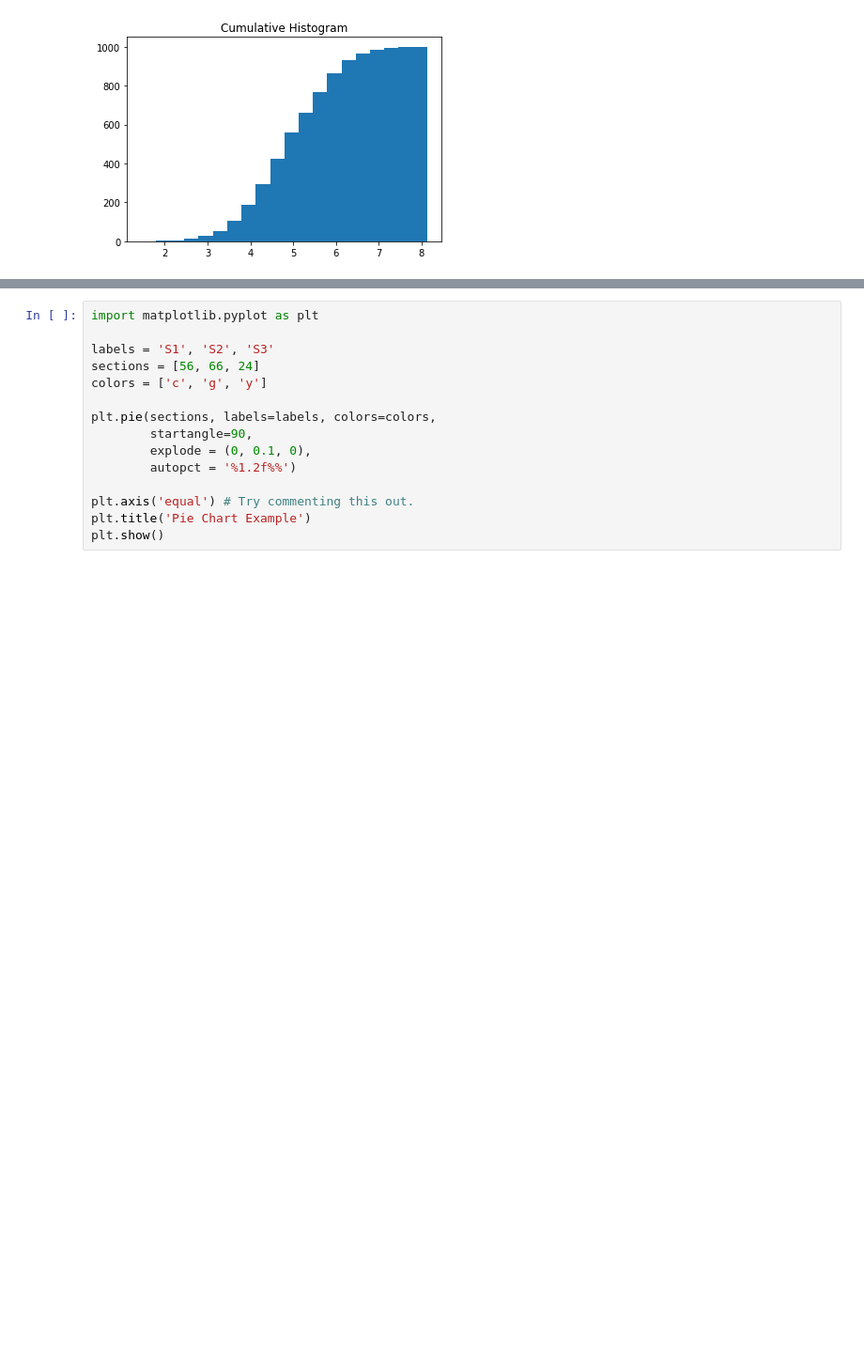
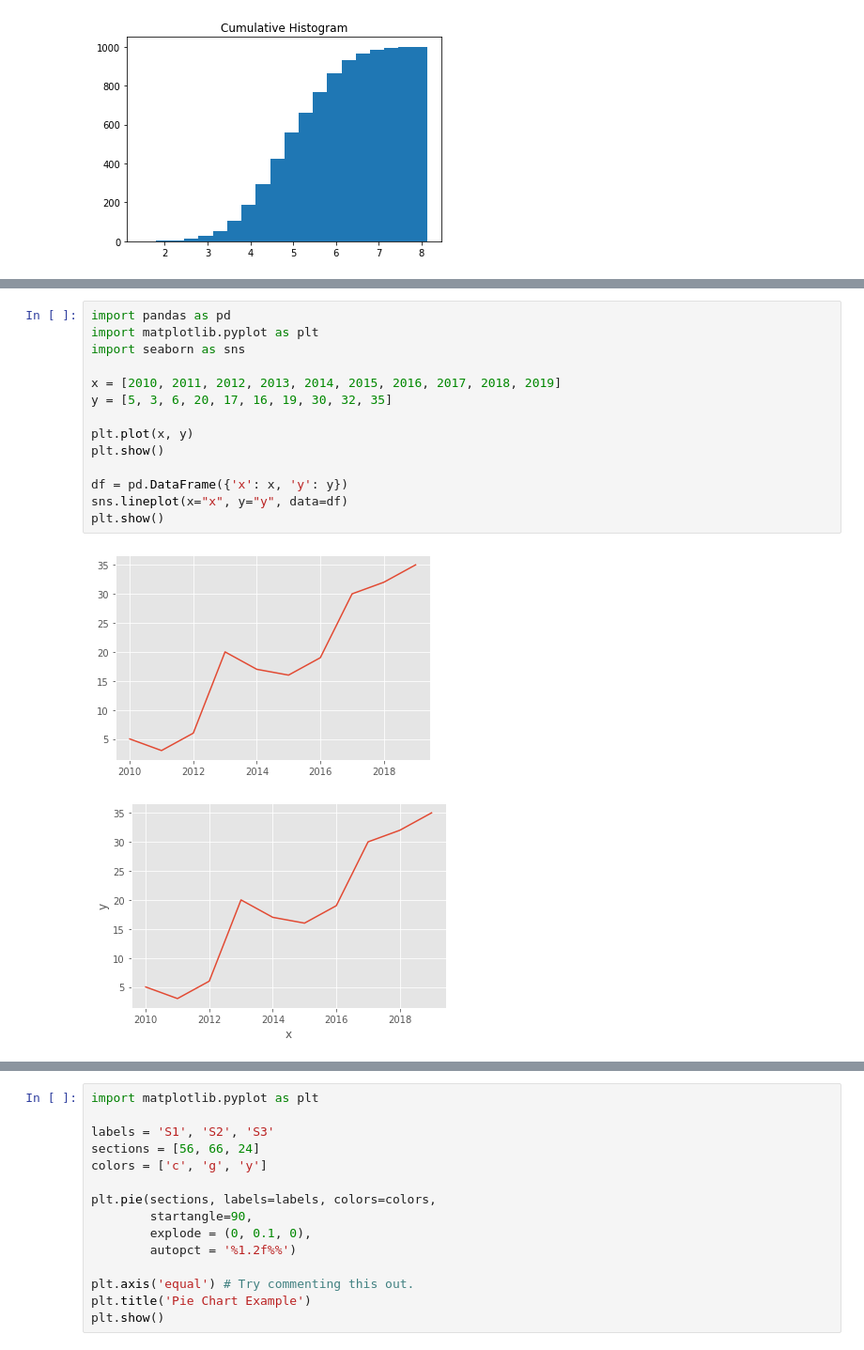
Before and after one commit to brian3073456/20200319, a Jupyter notebook: Untitled10.ipynb, the cells around one changed output, grey strips where cells are left out. Shown at 94% size. Saved outputs shown, nothing was run; the diff lists cells and outputs as text; blank space fills up the shorter version.

```diff
--- a/Untitled10.ipynb
+++ b/Untitled10.ipynb
@@ -200,0 +220,17 @@ plt.show()
+# %%
+import pandas as pd
+import matplotlib.pyplot as plt
+import seaborn as sns
+
+x = [2010, 2011, 2012, 2013, 2014, 2015, 2016, 2017, 2018, 2019]
+y = [5, 3, 6, 20, 17, 16, 19, 30, 32, 35]
+
+plt.plot(x, y)
+plt.show()
+
+df = pd.DataFrame({'x': x, 'y': y})
+sns.lineplot(x="x", y="y", data=df)
+plt.show()
+# %% [output]
+[figure, added]
+[figure, added]
```
Also changed, not shown: parts of 6 cells of this notebook.
